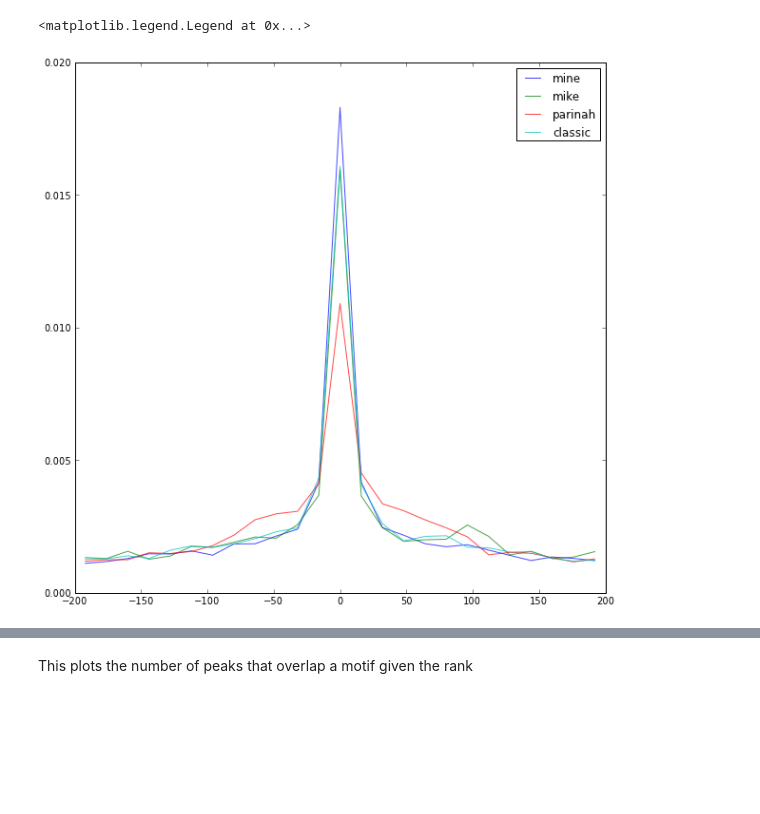
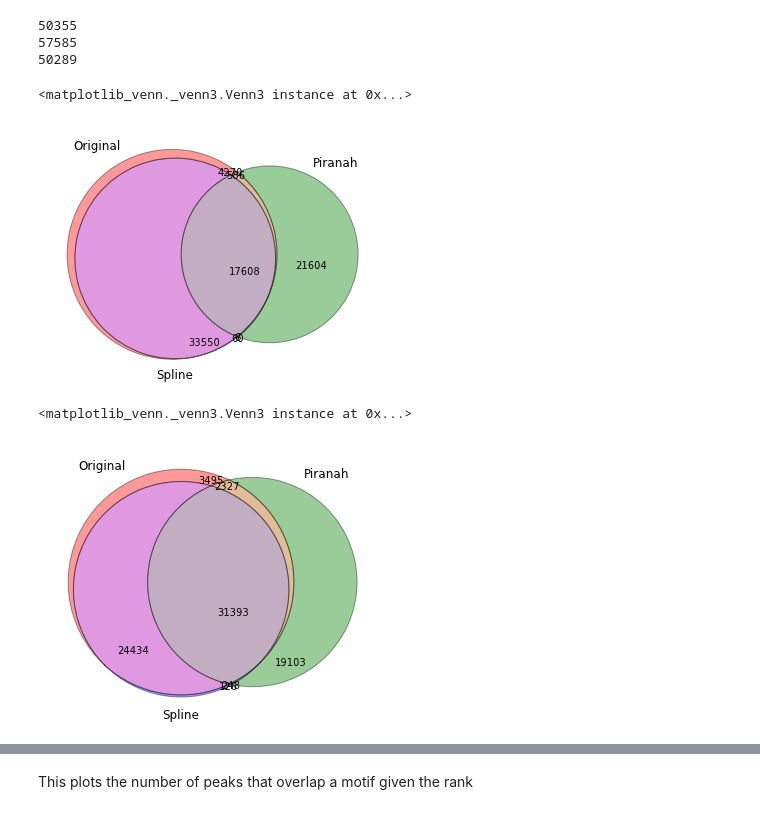
Before and after one commit to gpratt/iPython_Notebook, a Jupyter notebook: CLIPper_Analysis.ipynb, the cells around one changed output, grey strips where cells are left out. Drawn from its saved outputs; the diff is of its cells as text; code cells hidden in the pictures; blank space fills up the shorter version.

Commit message:
updated CLIPPer analysis to look good and have shit-peaks analysis

```diff
--- a/CLIPper_Analysis.ipynb
+++ b/CLIPper_Analysis.ipynb
@@ -20 +22,32 @@ classic_peaks_center = classic_peaks.each(midpoint).saveas()
+# %%
+path = "/nas3/gpratt/projects/clipper/"
+FOX2_classic = pybedtools.BedTool(path + "FOX2_classic.peaks.bed")
+FOX2_classic_center = FOX2_classic.each(small_peaks).saveas()
+
+FOX2_piranah = pybedtools.BedTool(path + "FOX2_piranah.bed")
+FOX2_piranah_center = FOX2_piranah.each(midpoint).saveas()
+
+FOX2_spline = pybedtools.BedTool(path + "FOX2_spline.peaks.bed")
+FOX2_spline_center = FOX2_spline.each(small_peaks).saveas()
+
+FOX2_RIPSeeker = pybedtools.BedTool(path + "FOX2_RIPseeker.bed")
+FOX2_RIPSeeker_center = FOX2_RIPSeeker.each(midpoint).saveas()
+
+LIN28_classic = pybedtools.BedTool(path + "LIN28_classic.peaks.bed")
+LIN28_classic_center = LIN28_classic.each(small_peaks).saveas()
+
+LIN28_piranah = pybedtools.BedTool(path + "LIN28_piranah.bed")
+LIN28_piranah_center = LIN28_piranah.each(midpoint).saveas()
+
+LIN28_spline = pybedtools.BedTool(path + "LIN28_spline.peaks.bed")
+LIN28_spline_center = LIN28_spline.each(small_peaks).saveas()
+# %%
+print len(FOX2_spline)
+print len(FOX2_classic)
+
+print len(FOX2_spline.intersect(FOX2_classic, u=True))
+# %% [output]
+50355
+57585
+50289
 # %%
@@ -25,21 +62,26 @@ classic_peaks_dist = classic_peaks_center.closest(GCATG_motif, D="a", t="first")
-# %%
-y, x =  numpy.histogram([int(interval[-1]) for interval in my_peaks_dist], range=(-200, 200), bins=25, normed=True)
-x = [(x[n] + x[n+1]) / 2 for n in range(len(x) - 1)]
-plot(x,y, label="mine", alpha=.7)
-
-y, x =  numpy.histogram([int(interval[-1]) for interval in mike_peaks_dist], range=(-200, 200), bins=25, normed=True)
-x = [(x[n] + x[n+1]) / 2 for n in range(len(x) - 1)]
-plot(x,y, label="mike", alpha=.7)
-
-y, x =  numpy.histogram([int(interval[-1]) for interval in parinah_peaks_dist], range=(-200, 200), bins=25, normed=True)
-x = [(x[n] + x[n+1]) / 2 for n in range(len(x) - 1)]
-plot(x,y, label="parinah", alpha=.7)
-legend()
-
-y, x =  numpy.histogram([int(interval[-1]) for interval in classic_peaks_dist], range=(-200, 200), bins=25, normed=True)
-x = [(x[n] + x[n+1]) / 2 for n in range(len(x) - 1)]
-plot(x,y, label="classic", alpha=.7)
-legend()
-# %% [output]
-<matplotlib.legend.Legend at 0x...>
-[figure, removed]
+# %%
+FOX2_sizes = {'100' : len(FOX2_classic - FOX2_piranah - FOX2_spline),
+         '010' : len(FOX2_piranah - FOX2_classic - FOX2_spline),
+         '110' : len(FOX2_classic + FOX2_piranah - FOX2_spline),
+         '001' : len(FOX2_spline - FOX2_piranah - FOX2_classic),
+         '101' : len(FOX2_classic + FOX2_spline - FOX2_piranah),
+         '011' : len(FOX2_spline + FOX2_piranah - FOX2_classic),
+         '111' : len(FOX2_spline + FOX2_piranah + FOX2_classic)}
+
+matplotlib_venn.venn3(FOX2_sizes, set_labels=['Original', 'Piranah', 'Spline'])
+# %% [output]
+<matplotlib_venn._venn3.Venn3 instance at 0x...>
+[figure, added]
+# %%
+LIN28_sizes = {'100' : len(LIN28_classic - LIN28_piranah - LIN28_spline),
+         '010' : len(LIN28_piranah - LIN28_classic - LIN28_spline),
+         '110' : len(LIN28_classic + LIN28_piranah - LIN28_spline),
+         '001' : len(LIN28_spline - LIN28_piranah - LIN28_classic),
+         '101' : len(LIN28_classic + LIN28_spline - LIN28_piranah),
+         '011' : len(LIN28_spline + LIN28_piranah - LIN28_classic),
+         '111' : len(LIN28_spline + LIN28_piranah + LIN28_classic)}
+
+matplotlib_venn.venn3(LIN28_sizes, set_labels=['Original', 'Piranah', 'Spline'])
+# %% [output]
+<matplotlib_venn._venn3.Venn3 instance at 0x...>
+[figure, added]
```
Also changed, not shown: parts of 25 cells of this notebook.
